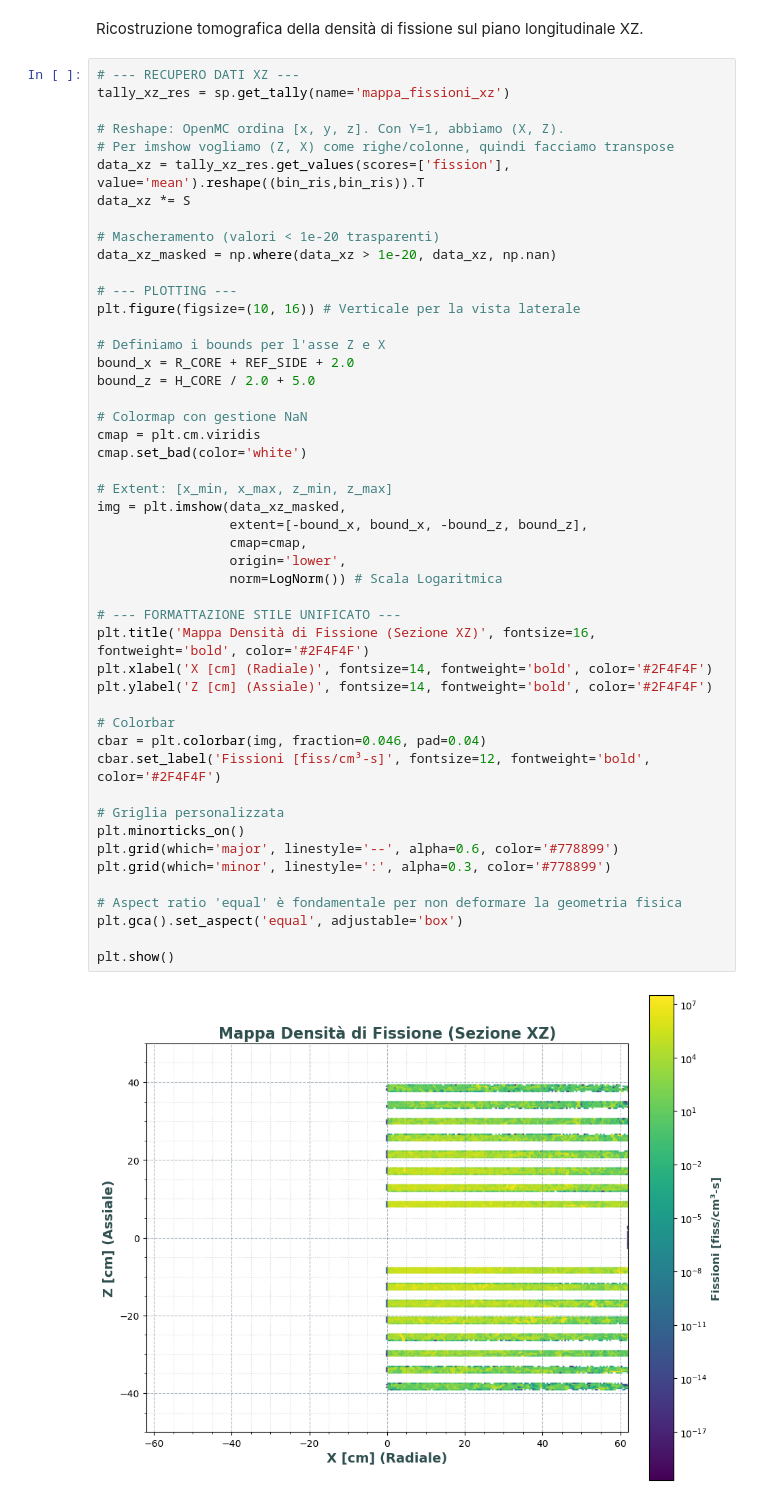
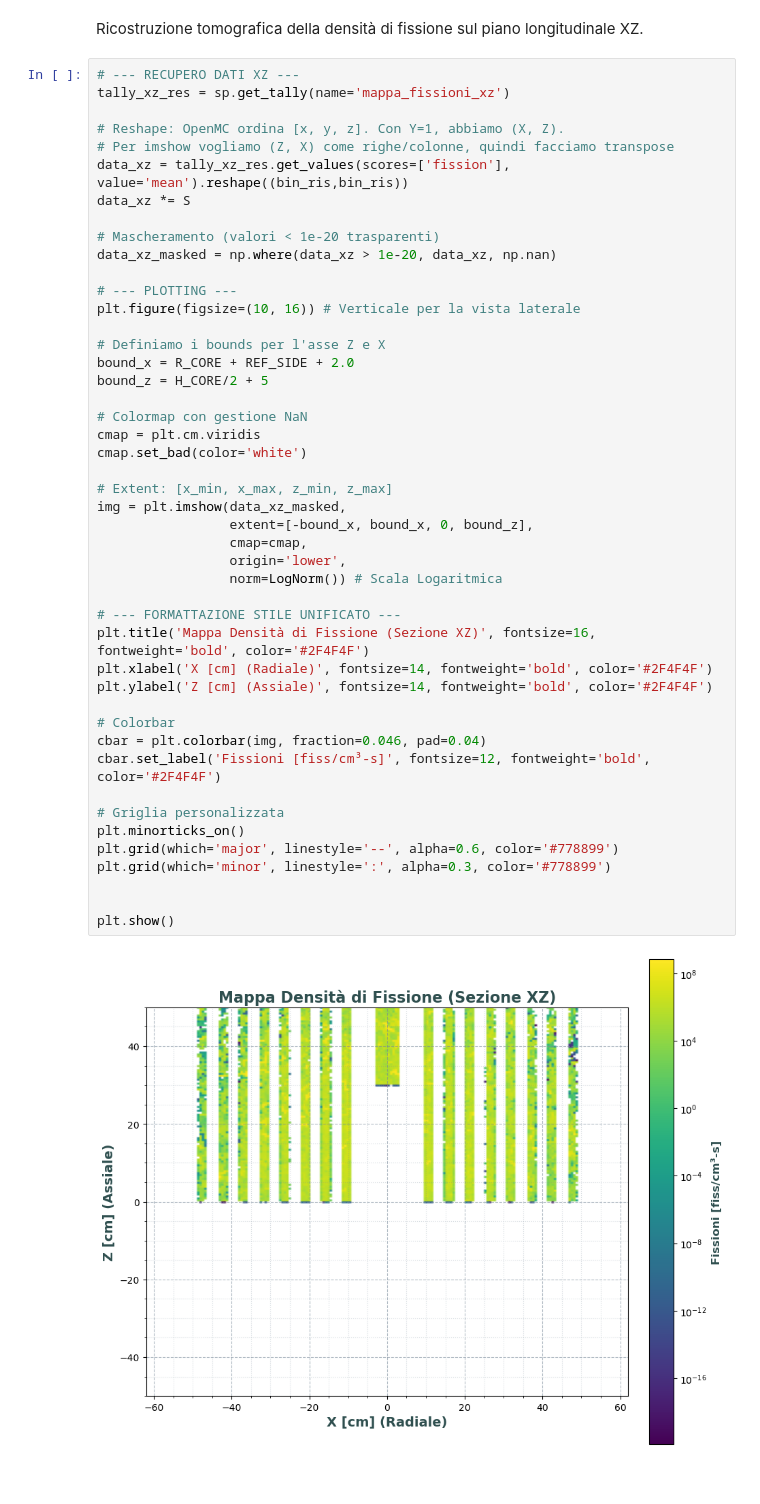
Before and after one commit to oblivion0218/Tesi-Magistrale, a Jupyter notebook: Open MC/reattore_2/fixed/reattore.ipynb, the cells around one changed output. Drawn from its saved outputs; the diff is of its cells as text.

```diff
--- a/Open MC/reattore_2/fixed/reattore.ipynb
+++ b/Open MC/reattore_2/fixed/reattore.ipynb
@@ -655,7 +651,7 @@ tally_xz_res = sp.get_tally(name='mappa_fissioni_xz')
 
 # Reshape: OpenMC ordina [x, y, z]. Con Y=1, abbiamo (X, Z).
 # Per imshow vogliamo (Z, X) come righe/colonne, quindi facciamo transpose
-data_xz = tally_xz_res.get_values(scores=['fission'], value='mean').reshape((bin_ris,bin_ris)).T
+data_xz = tally_xz_res.get_values(scores=['fission'], value='mean').reshape((bin_ris,bin_ris))
 data_xz *= S
 
 # Mascheramento (valori < 1e-20 trasparenti)
@@ -666,39 +662,37 @@ plt.figure(figsize=(10, 16)) # Verticale per la vista laterale
 
 # Definiamo i bounds per l'asse Z e X
 bound_x = R_CORE + REF_SIDE + 2.0
-bound_z = H_CORE / 2.0 + 5.0
+bound_z = H_CORE/2 + 5
 
 # Colormap con gestione NaN
 cmap = plt.cm.viridis
 cmap.set_bad(color='white')
 
 # Extent: [x_min, x_max, z_min, z_max]
 img = plt.imshow(data_xz_masked,
-                 extent=[-bound_x, bound_x, -bound_z, bound_z],
+                 extent=[-bound_x, bound_x, 0, bound_z],
                  cmap=cmap,
                  origin='lower',
                  norm=LogNorm()) # Scala Logaritmica
 
 # --- FORMATTAZIONE STILE UNIFICATO ---
 plt.title('Mappa Densità di Fissione (Sezione XZ)', fontsize=16, fontweight='bold', color='#2F4F4F')
 plt.xlabel('X [cm] (Radiale)', fontsize=14, fontweight='bold', color='#2F4F4F')
 plt.ylabel('Z [cm] (Assiale)', fontsize=14, fontweight='bold', color='#2F4F4F')
 
 # Colorbar
 cbar = plt.colorbar(img, fraction=0.046, pad=0.04)
 cbar.set_label('Fissioni [fiss/cm³-s]', fontsize=12, fontweight='bold', color='#2F4F4F')
 
 # Griglia personalizzata
 plt.minorticks_on()
 plt.grid(which='major', linestyle='--', alpha=0.6, color='#778899')
 plt.grid(which='minor', linestyle=':', alpha=0.3, color='#778899')
 
-# Aspect ratio 'equal' è fondamentale per non deformare la geometria fisica
-plt.gca().set_aspect('equal', adjustable='box')
 
 plt.show()
 # %% [output]
-[figure, old version]
+[figure, new version]
 # %%
 # B. Spettro Energetico (Flux vs Energy)
 tally_spec_res = sp.get_tally(name='spettro_energetico')
```
Also changed, not shown: parts of 14 cells of this notebook, 5 other files.
